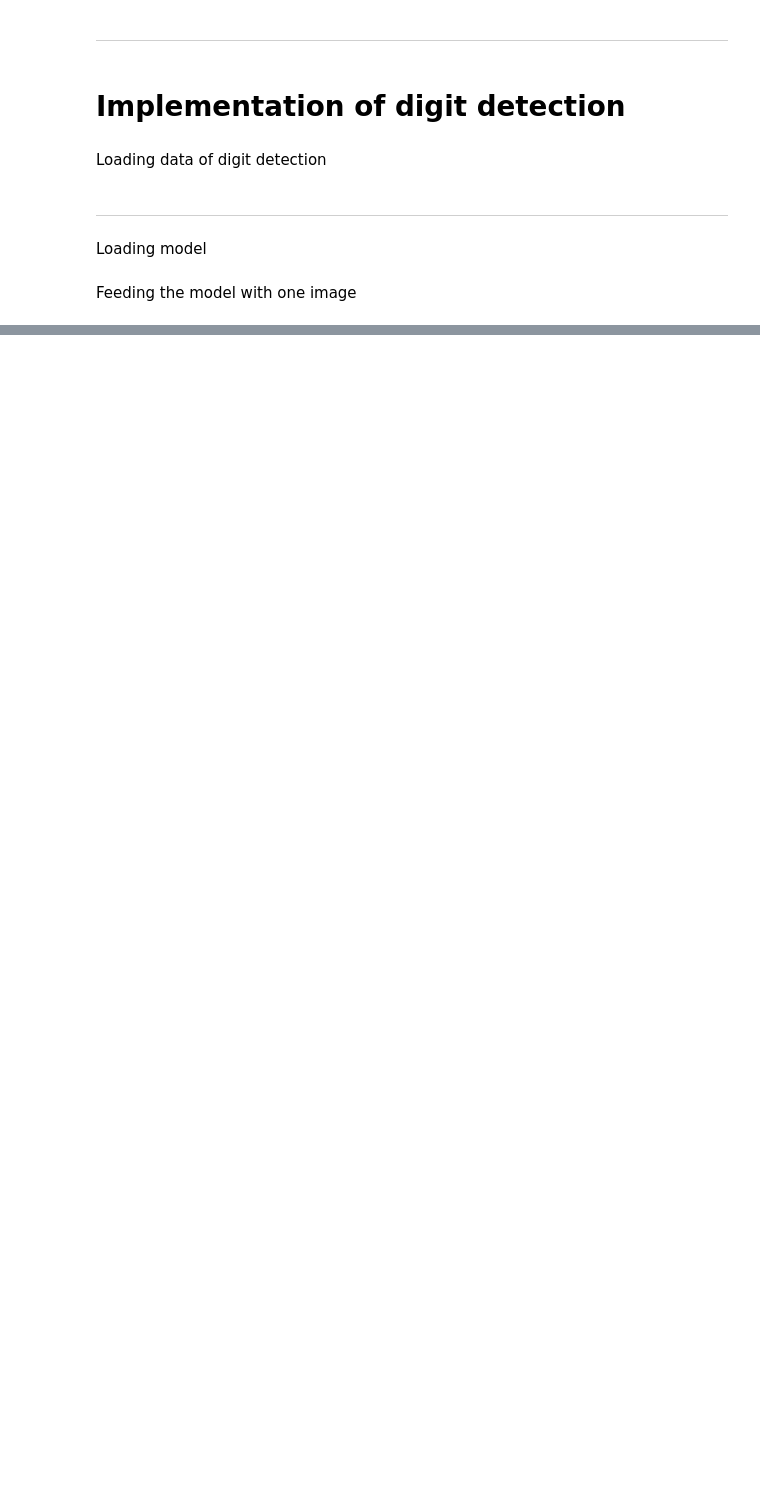
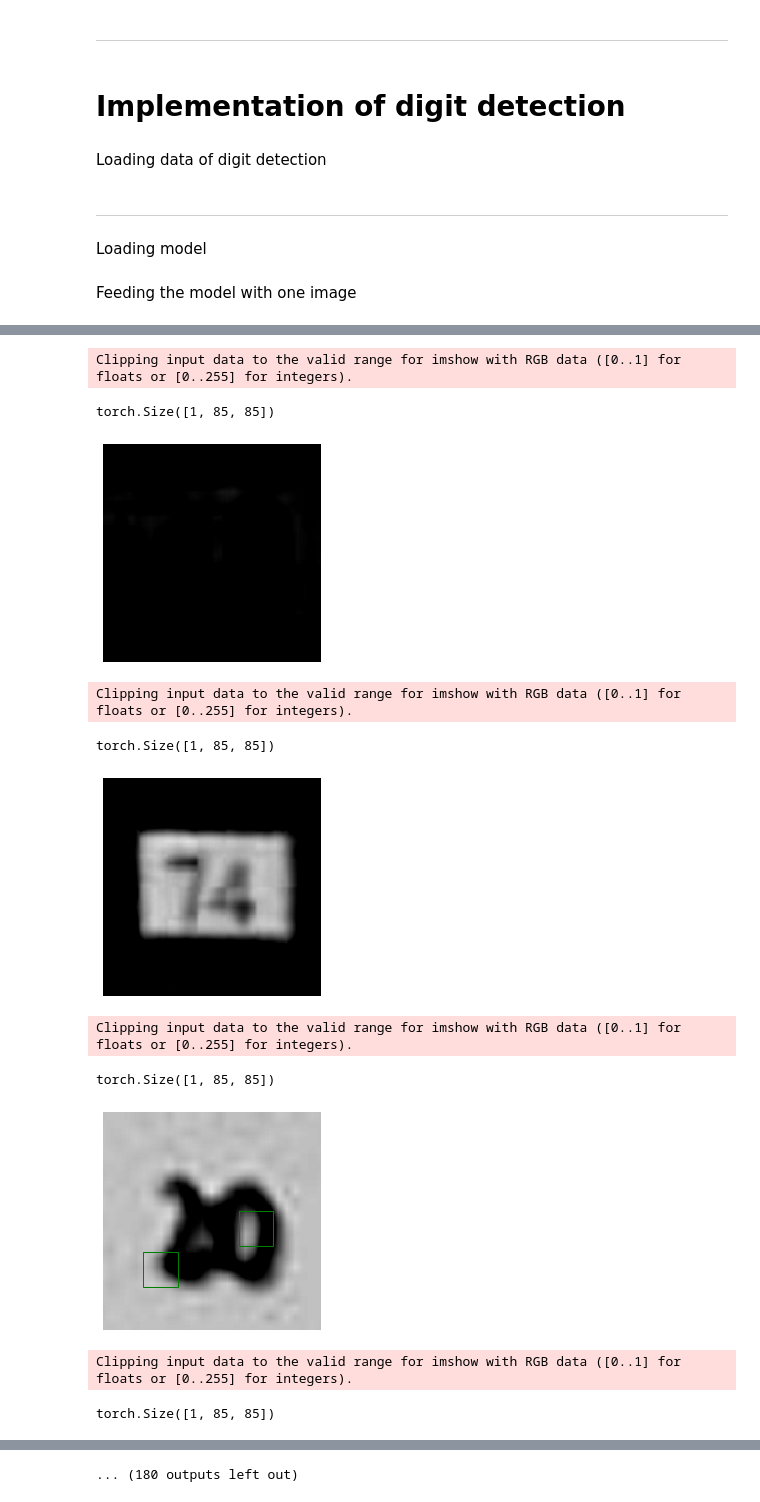
Before and after one commit to JulesBelveze/pytorch-tutorial-computer-vision, a Jupyter notebook: digits_detection/digit_recognizer.ipynb, the cells around one changed output, grey strips where cells are left out. Saved outputs shown, nothing was run; the diff lists cells and outputs as text; code cells hidden in the pictures; blank space fills up the shorter version.

```diff
--- a/digits_detection/digit_recognizer.ipynb
+++ b/digits_detection/digit_recognizer.ipynb
@@ -368,0 +409,46 @@ Clipping input data to the valid range for imshow with RGB data ([0..1] for floa
+# %%
+def plot_detected_digits(number_images=50, shuffle=False):
+
+    images = next(iter(SVHN_test_loader))
+
+    for image in images:
+        image_tensor = image.unsqueeze(0)
+        image_tensor = image_tensor.to(device)
+
+        model.eval()
+        output = model(image_tensor)
+
+        # applying IoU with a suitable threshold to find a digit correct.
+        coord_, labels_ = get_box_boundaries_around_digits(image_tensor, output.argmax(1))
+
+        scores_ = output.max(1).values
+        scores_ = scores_.tolist()[0]
+        scores_ = [item for sublists in scores_ for item in sublists]
+
+        final_coord = nms(coord_, labels_, scores_)
+
+        fig, ax = plt.subplots(1)
+
+        ax.imshow(np.swapaxes(np.swapaxes(image.numpy(), 0, 2), 0, 1))
+        ax.axis("off")
+
+        for coord, label in final_coord:
+            x_left, x_right, y_top, y_bottom = coord
+            rect = patches.Rectangle((x_left,y_top),32,32,linewidth=1,edgecolor=color_rectangle[label],facecolor='none')
+            ax.add_patch(rect)
+
+        plt.show()
+# %%
+plot_detected_digits()
+# %% [output]
+Clipping input data to the valid range for imshow with RGB data ([0..1] for floats or [0..255] for integers).
+torch.Size([1, 85, 85])
+[figure, added]
+Clipping input data to the valid range for imshow with RGB data ([0..1] for floats or [0..255] for integers).
+torch.Size([1, 85, 85])
+[figure, added]
+Clipping input data to the valid range for imshow with RGB data ([0..1] for floats or [0..255] for integers).
+torch.Size([1, 85, 85])
+[figure, added]
+Clipping input data to the valid range for imshow with RGB data ([0..1] for floats or [0..255] for integers).
+torch.Size([1, 85, 85])
@@ -368,0 +456 @@ Clipping input data to the valid range for imshow with RGB data ([0..1] for floa
+... (180 outputs left out)
```
Also changed, not shown: parts of 15 cells of this notebook, 2 other files.
